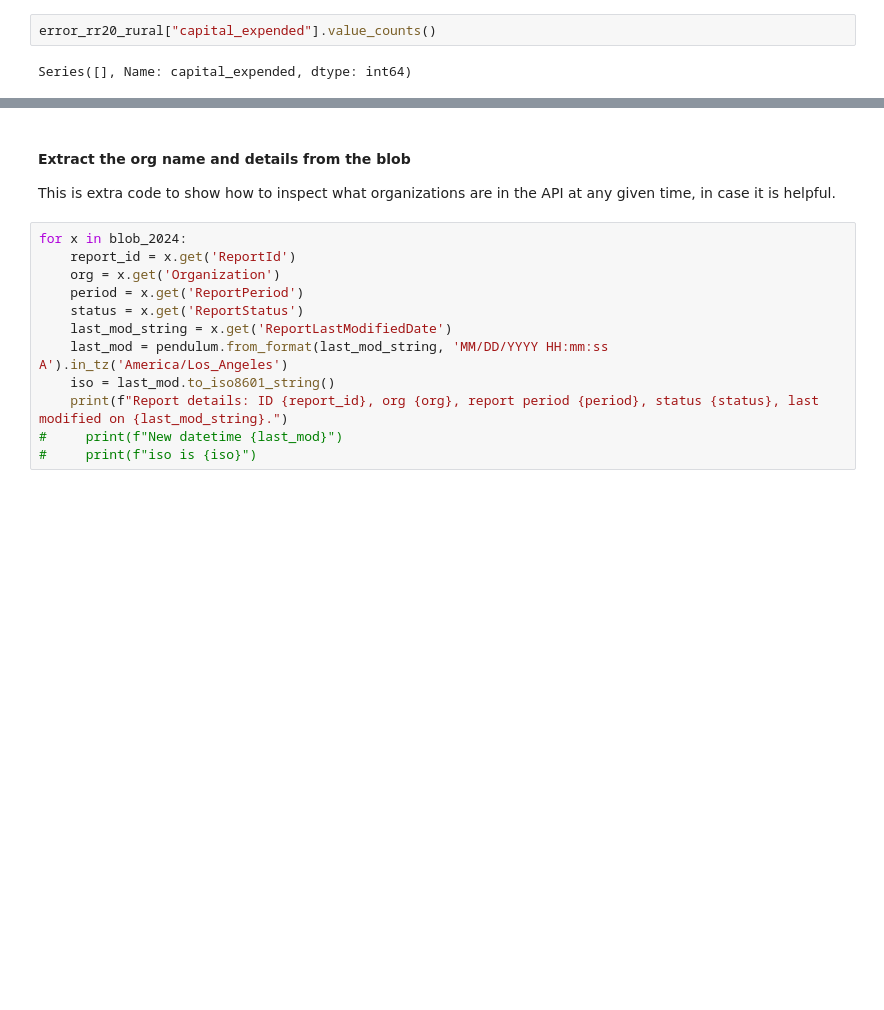
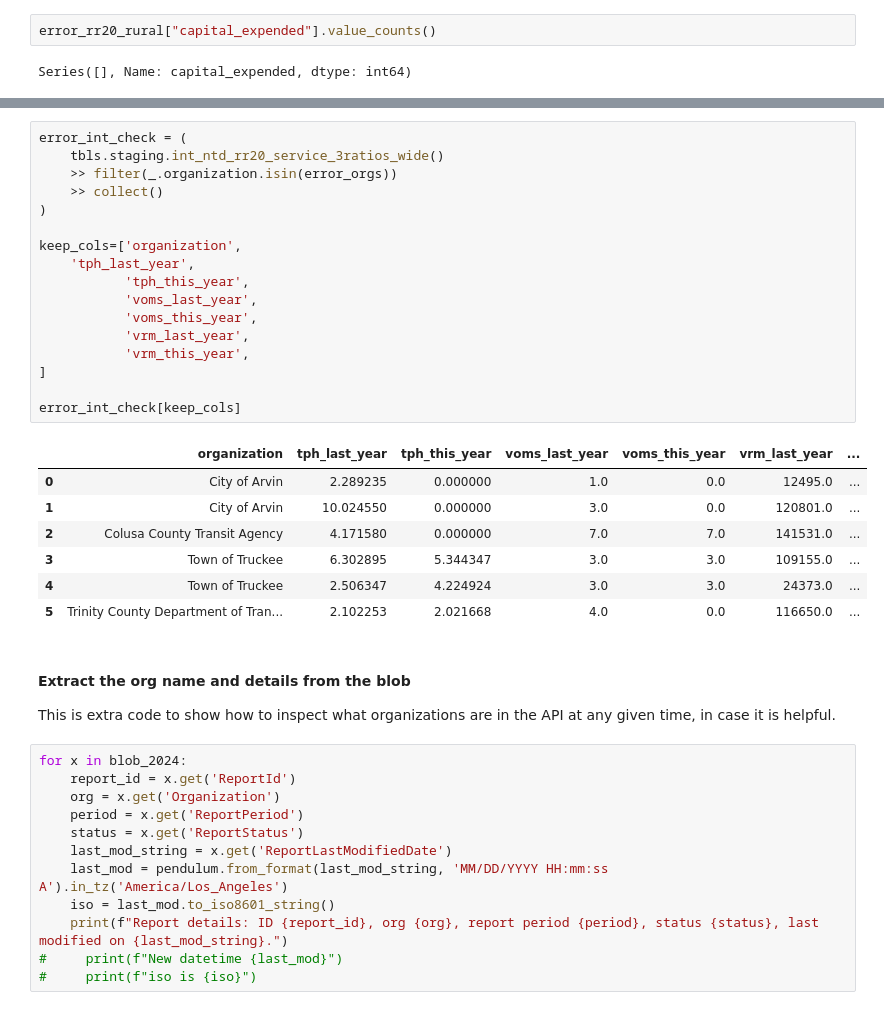
Before and after one commit to cal-itp/ntd-modernization, a Jupyter notebook: validation_tool/notebooks/ETL_inspect_API_data.ipynb, the cells around one changed output, grey strips where cells are left out. Saved outputs shown, nothing was run; the diff lists cells and outputs as text; blank space fills up the shorter version.

```diff
--- a/validation_tool/notebooks/ETL_inspect_API_data.ipynb
+++ b/validation_tool/notebooks/ETL_inspect_API_data.ipynb
@@ -573,3 +635,28 @@ warehouse oprev: 7139190.0
+# %%
+error_int_check = (
+    tbls.staging.int_ntd_rr20_service_3ratios_wide()
+    >> filter(_.organization.isin(error_orgs))
+    >> collect()
+)
+
+keep_cols=['organization',
+    'tph_last_year',
+           'tph_this_year',
+           'voms_last_year',
+           'voms_this_year',
+           'vrm_last_year',
+           'vrm_this_year',
+]
+
+error_int_check[keep_cols]
+# %% [output]
+|  | organization | tph_last_year | tph_this_year | voms_last_year | voms_this_year | vrm_last_year | ... |
+| 0 | City of Arvin | 2.289235 | 0.000000 | 1.0 | 0.0 | 12495.0 | ... |
+| 1 | City of Arvin | 10.024550 | 0.000000 | 3.0 | 0.0 | 120801.0 | ... |
+| 2 | Colusa County Transit Agency | 4.171580 | 0.000000 | 7.0 | 7.0 | 141531.0 | ... |
+| 3 | Town of Truckee | 6.302895 | 5.344347 | 3.0 | 3.0 | 109155.0 | ... |
+| 4 | Town of Truckee | 2.506347 | 4.224924 | 3.0 | 3.0 | 24373.0 | ... |
+| 5 | Trinity County Department of Tran... | 2.102253 | 2.021668 | 4.0 | 0.0 | 116650.0 | ... |
 # %% [markdown]
 #### Extract the org name and details from the blob
 This is extra code to show how to inspect what organizations are in the API at any given time, in case it is helpful.
```
Also changed, not shown: parts of 37 cells of this notebook.
